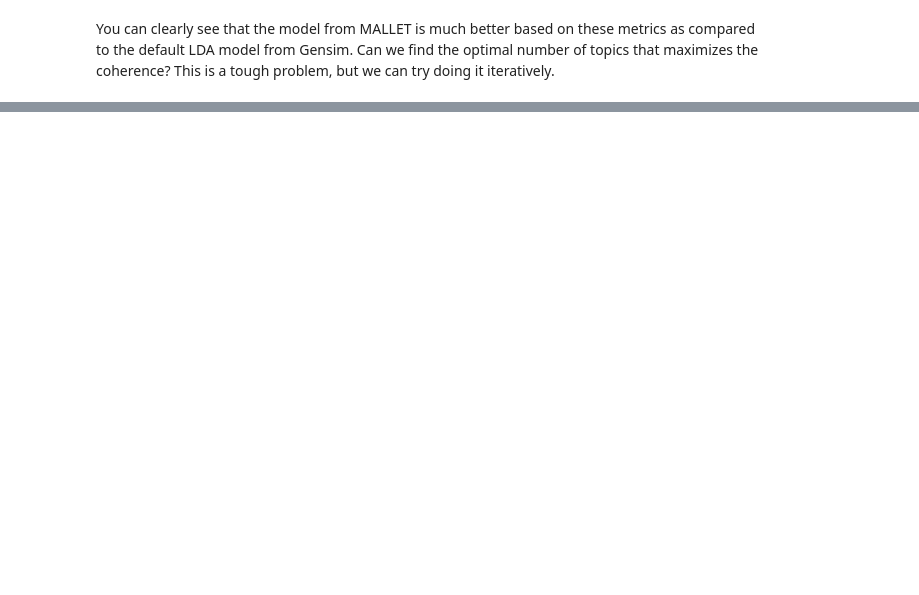
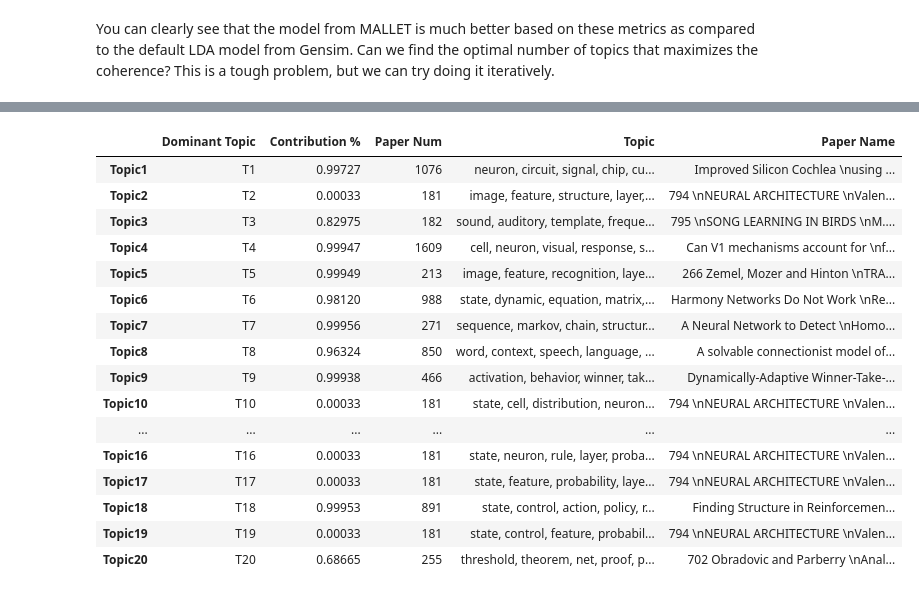
Before and after one commit to kurtsenol/machine-learning, a Jupyter notebook: LDA.ipynb, the cells around one changed output, grey strips where cells are left out. Saved outputs shown, nothing was run; the diff lists cells and outputs as text; code cells hidden in the pictures; blank space fills up the shorter version.

```diff
--- a/LDA.ipynb
+++ b/LDA.ipynb
@@ -375,0 +847,5 @@ metrics as compared to the default LDA model from Gensim. Can we find the optima
+# %%
+from sklearn.decomposition import LatentDirichletAllocation
+
+lda_model = LatentDirichletAllocation(n_components =TOTAL_TOPICS, max_iter=500, max_doc_update_iter=50, learning_method='online',
+                                      batch_size=1740, learning_offset=50., random_state=42, n_jobs=16)
@@ -375,0 +856,2 @@ metrics as compared to the default LDA model from Gensim. Can we find the optima
+# %%
+document_topics = pickle.load(open("drive/My Drive/nipstxt/document_topics.pkl", "rb"))
@@ -375,0 +862,9 @@ metrics as compared to the default LDA model from Gensim. Can we find the optima
+# %%
+topic_terms = lda_model.components_
+
+topic_key_term_idxs = np.argsort(-np.absolute(topic_terms), axis=1)[:, :top_terms]
+topic_keyterms = vocabulary[topic_key_term_idxs]
+topics = [', '.join(topic) for topic in topic_keyterms]
+
+pd.set_option('display.max_colwidth', -1)
+topics_df = pd.DataFrame(topics, columns = ['Terms per Topic'], index=['Topic'+str(t) for t in range(1, TOTAL_TOPICS+1)])
@@ -375,0 +907,35 @@ metrics as compared to the default LDA model from Gensim. Can we find the optima
+# %%
+dt_df = pd.DataFrame(document_topics,
+columns=['T'+str(i) for i in range(1, TOTAL_TOPICS+1)])
+
+pd.options.display.float_format = '{:,.5f}'.format
+pd.set_option('display.max_colwidth', 200)
+
+max_contrib_topics = dt_df.max(axis=0)
+dominant_topics = max_contrib_topics.index
+contrib_perc = max_contrib_topics.values
+document_numbers = [dt_df[dt_df[t] == max_contrib_topics.loc[t]].index[0] for t in dominant_topics]
+documents = [papers[i] for i in document_numbers]
+
+results_df = pd.DataFrame( {'Dominant Topic': dominant_topics, 'Contribution %': contrib_perc, 'Paper Num': document_numbers,
+                            'Topic': topics_df['Terms per Topic'], 'Paper Name': documents})
+
+results_df
+# %% [output]
+|  | Dominant Topic | Contribution % | Paper Num | Topic | Paper Name |
+| Topic1 | T1 | 0.99727 | 1076 | neuron, circuit, signal, chip, cu... | Improved Silicon Cochlea \nusing ... |
+| Topic2 | T2 | 0.00033 | 181 | image, feature, structure, layer,... | 794 \nNEURAL ARCHITECTURE \nValen... |
+| Topic3 | T3 | 0.82975 | 182 | sound, auditory, template, freque... | 795 \nSONG LEARNING IN BIRDS \nM.... |
+| Topic4 | T4 | 0.99947 | 1609 | cell, neuron, visual, response, s... | Can V1 mechanisms account for \nf... |
+| Topic5 | T5 | 0.99949 | 213 | image, feature, recognition, laye... | 266 Zemel, Mozer and Hinton \nTRA... |
+| Topic6 | T6 | 0.98120 | 988 | state, dynamic, equation, matrix,... | Harmony Networks Do Not Work \nRe... |
+| Topic7 | T7 | 0.99956 | 271 | sequence, markov, chain, structur... | A Neural Network to Detect \nHomo... |
+| Topic8 | T8 | 0.96324 | 850 | word, context, speech, language, ... | A solvable connectionist model of... |
+| Topic9 | T9 | 0.99938 | 466 | activation, behavior, winner, tak... | Dynamically-Adaptive Winner-Take-... |
+| Topic10 | T10 | 0.00033 | 181 | state, cell, distribution, neuron... | 794 \nNEURAL ARCHITECTURE \nValen... |
+| ... | ... | ... | ... | ... | ... |
+| Topic16 | T16 | 0.00033 | 181 | state, neuron, rule, layer, proba... | 794 \nNEURAL ARCHITECTURE \nValen... |
+| Topic17 | T17 | 0.00033 | 181 | state, feature, probability, laye... | 794 \nNEURAL ARCHITECTURE \nValen... |
+| Topic18 | T18 | 0.99953 | 891 | state, control, action, policy, r... | Finding Structure in Reinforcemen... |
+| Topic19 | T19 | 0.00033 | 181 | state, control, feature, probabil... | 794 \nNEURAL ARCHITECTURE \nValen... |
+| Topic20 | T20 | 0.68665 | 255 | threshold, theorem, net, proof, p... | 702 Obradovic and Parberry \nAnal... |
```
Also changed, not shown: parts of 73 cells of this notebook.
